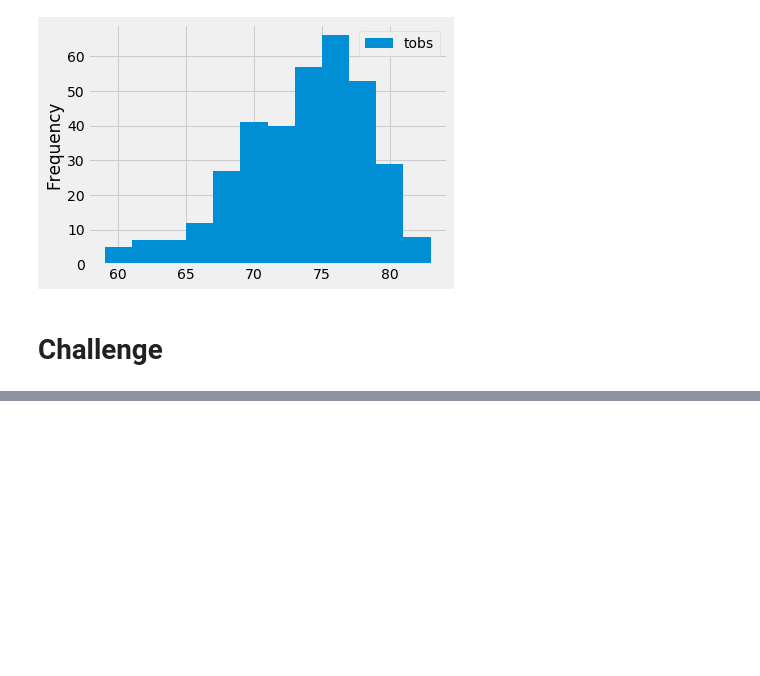
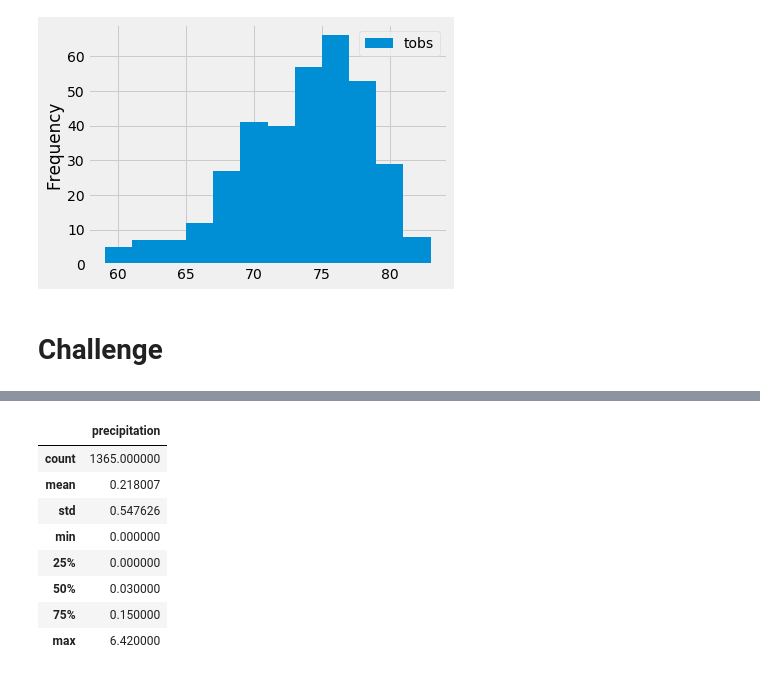
Before and after one commit to frankstercw/surfs_up, a Jupyter notebook: climate_analysis.ipynb, the cells around one changed output, grey strips where cells are left out. Cells and saved outputs as stored; diff of their text form; code cells hidden in the pictures; blank space fills up the shorter version.

```diff
--- a/climate_analysis.ipynb
+++ b/climate_analysis.ipynb
@@ -180,0 +265,32 @@ plt.tight_layout()
+# %%
+dec_1 = df['date'].between('2010-12-01','2010-12-30',inclusive = True)
+dec_2 = df['date'].between('2011-12-01','2011-12-30',inclusive = True)
+dec_3 = df['date'].between('2012-12-01','2012-12-30',inclusive = True)
+dec_4 = df['date'].between('2013-12-01','2013-12-30',inclusive = True)
+dec_5 = df['date'].between('2014-12-01','2014-12-30',inclusive = True)
+dec_6 = df['date'].between('2015-12-01','2015-12-30',inclusive = True)
+dec_7 = df['date'].between('2016-12-01','2016-12-30',inclusive = True)
+dec_8 = df['date'].between('2017-12-01','2017-12-30',inclusive = True)
+
+dec_1_df = df[dec_1]
+dec_2_df = df[dec_2]
+dec_3_df = df[dec_3]
+dec_4_df = df[dec_4]
+dec_5_df = df[dec_5]
+dec_6_df = df[dec_6]
+dec_7_df = df[dec_7]
+dec_8_df = df[dec_8]
+
+dec_df = pd.concat([dec_1_df,dec_2_df,dec_3_df,dec_4_df,dec_5_df,dec_6_df,dec_7_df,dec_8_df], axis = 0)
+
+dec_df.describe()
+# %% [output]
+|  | precipitation |
+| count | 1365.000000 |
+| mean | 0.218007 |
+| std | 0.547626 |
+| min | 0.000000 |
+| 25% | 0.000000 |
+| 50% | 0.030000 |
+| 75% | 0.150000 |
+| max | 6.420000 |
```
Also changed, not shown: parts of 8 cells of this notebook.
